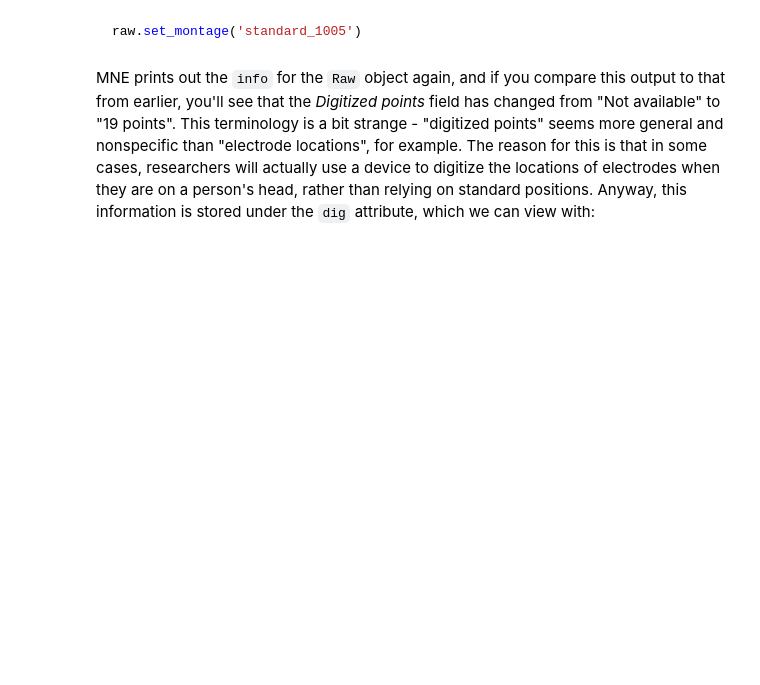
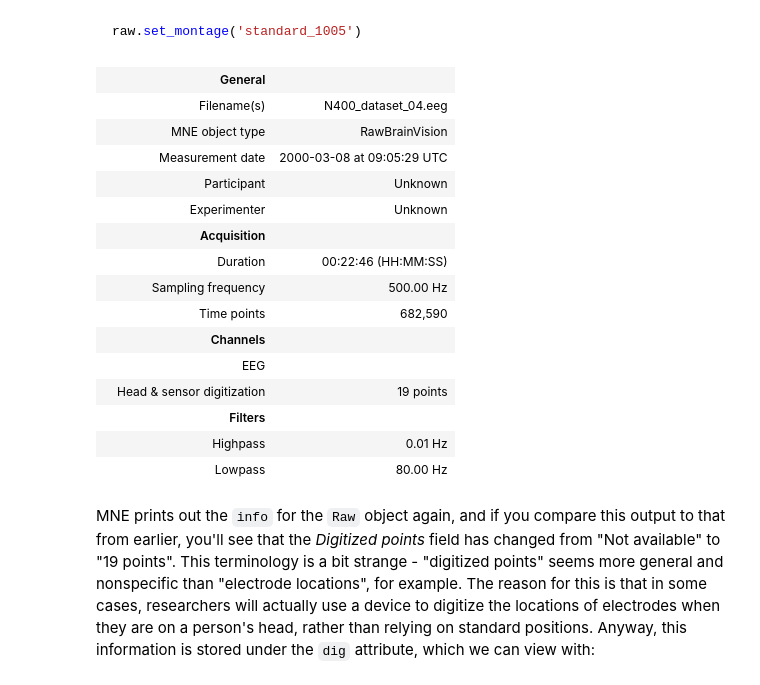
Before and after one commit to neurolawal/eeg, a Jupyter notebook: 1 - mne_data.ipynb, the cells around one changed output. Cells and saved outputs as stored; diff of their text form; code cells hidden in the pictures; blank space fills up the shorter version.

```diff
--- a/1 - mne_data.ipynb
+++ b/1 - mne_data.ipynb
@@ -199,6 +370,25 @@ Long story short, we have to first run an MNE method to look up the locations of
 ~~~python
 raw.set_montage('standard_1005')
 ~~~
+# %%
+raw.set_montage('standard_1005')
+# %% [output]
+|  | General |  |
+|  | Filename(s) | N400_dataset_04.eeg |
+|  | MNE object type | RawBrainVision |
+|  | Measurement date | 2000-03-08 at 09:05:29 UTC |
+|  | Participant | Unknown |
+|  | Experimenter | Unknown |
+|  | Acquisition |  |
+|  | Duration | 00:22:46 (HH:MM:SS) |
+|  | Sampling frequency | 500.00 Hz |
+|  | Time points | 682,590 |
+|  | Channels |  |
+|  | EEG |  |
+|  | Head & sensor digitization | 19 points |
+|  | Filters |  |
+|  | Highpass | 0.01 Hz |
+|  | Lowpass | 80.00 Hz |
 # %% [markdown]
 MNE prints out the `info` for the `Raw` object again, and if you compare this output to that from earlier, you'll see that the *Digitized points* field has changed from "Not available" to "19 points". This terminology is a bit strange - "digitized points" seems more general and nonspecific than "electrode locations", for example. The reason for this is that in some cases, researchers will actually use a device to digitize the locations of electrodes when they are on a person's head, rather than relying on standard positions. Anyway, this information is stored under the `dig` attribute, which we can view with:
 # %% [markdown]
```
Also changed, not shown: parts of 16 cells of this notebook.
